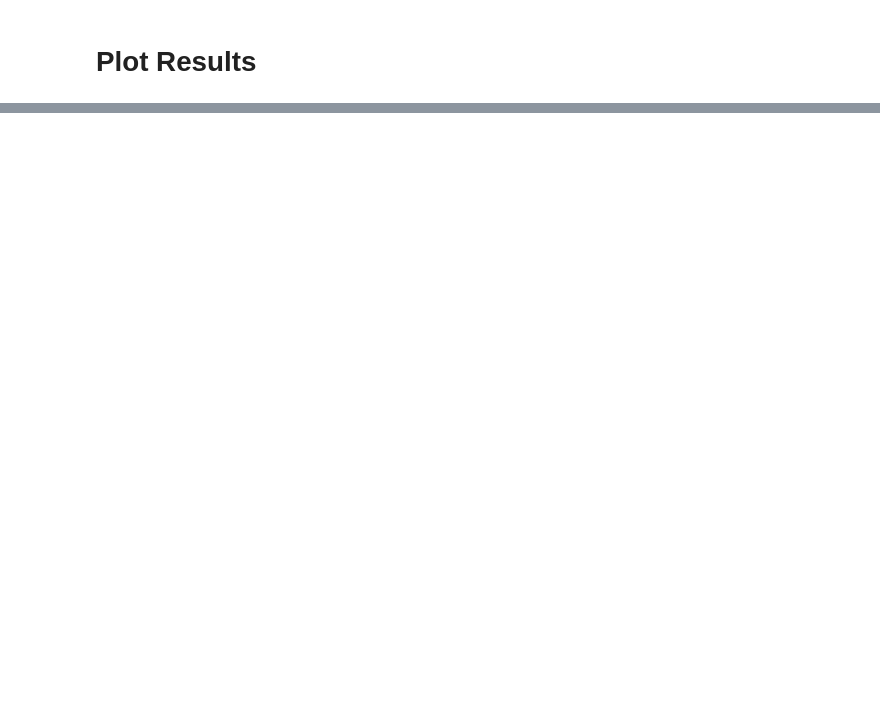
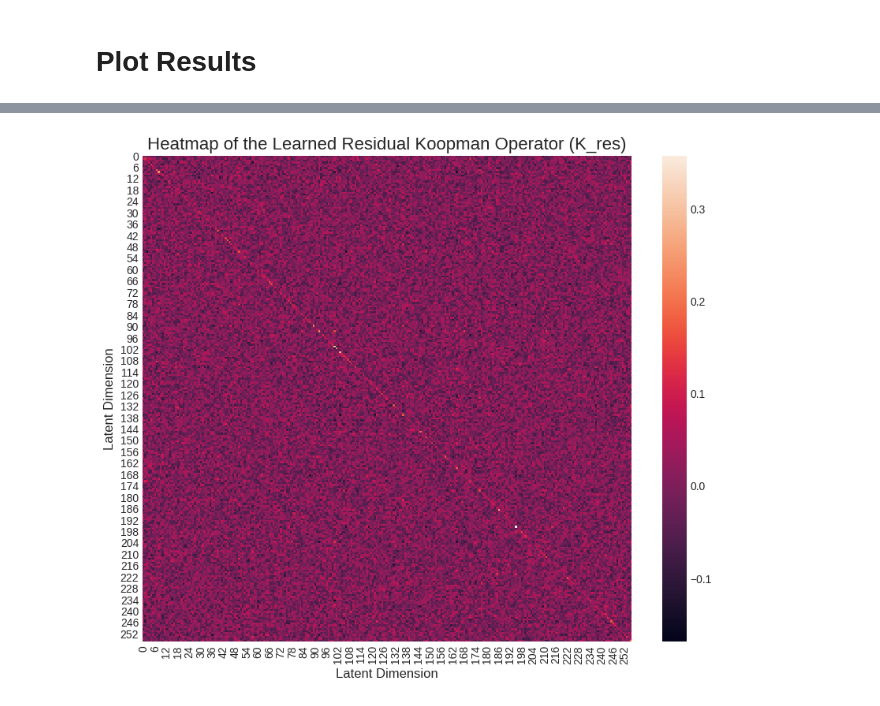
Before and after one commit to rg625/ocean_forecasting, a Jupyter notebook: koopman_autoencoder/test.ipynb, the cells around one changed output, grey strips where cells are left out. Cells and saved outputs as stored; diff of their text form; code cells hidden in the pictures; blank space fills up the shorter version.

```diff
--- a/koopman_autoencoder/test.ipynb
+++ b/koopman_autoencoder/test.ipynb
@@ -30,12 +30,15 @@ cmap = sns.color_palette("icefire", as_cmap=True)
 # %% [markdown]
 # Configuration
 # %%
-CONFIG_PATH = Path("./configs/model/128_inc.yaml")  # Update this path
-# CKPT_PATH = Path("./model_outputs/128_inc_kl_1.0/dummy-5526m8pc/checkpoints/latest_model.pth")
-CKPT_PATH = Path("./model_outputs/128_inc_kl_1.0/run-20250615_122521/checkpoints/best_model.pth")
-INITIAL_SAMPLE_INDEX = 100
-ROLL_OUT_STEPS = 100
-FRAME_STRIDE = 10
+CONFIG_PATH = Path("./model_outputs/128_inc_kl_1.0_linear/dummy-34eluxng/128_inc.yaml")
+CKPT_PATH = Path("./model_outputs/128_inc_kl_1.0_linear/dummy-34eluxng/checkpoints/epoch_80.pth")
+# CONFIG_PATH = Path("./model_outputs/128_inc_kl_1.0_eigen/dummy-polswpov/128_inc.yaml")
+# CKPT_PATH = Path("./model_outputs/128_inc_kl_1.0_eigen/dummy-polswpov/checkpoints/epoch_80.pth")
+# CONFIG_PATH = Path("./model_outputs/128_inc_kl_1.0_mlp/dummy-r5mrpxpo/128_inc.yaml")
+# CKPT_PATH = Path("./model_outputs/128_inc_kl_1.0_mlp/dummy-r5mrpxpo/checkpoints/epoch_80.pth")
+INITIAL_SAMPLE_INDEX = 500
+ROLL_OUT_STEPS = 60
+FRAME_STRIDE = 30
 DEVICE = torch.device("cuda" if torch.cuda.is_available() else "cpu")
 # %%
 base_config = OmegaConf.structured(Config)
@@ -390,12 +435,13 @@ plt.show()
 # %%
-K_residual_matrix = model.koopman_operator.koopman_linear.weight.T.detach().cpu().numpy()
+K_matrix = model.koopman_operator.koopman_linear.weight.T.detach().cpu().numpy()
 
-# logger.info(f"Matrix shape: {K_residual_matrix.shape}")
+logger.info(f"Matrix shape: {K_matrix.shape}")
 
-# # Visualize the matrix as a heatmap
-# plt.figure(figsize=(10, 8))
-# sns.heatmap(K_residual_matrix, cmap="icefire", center=0)
-# plt.title("Heatmap of the Learned Residual Koopman Operator (K_res)", fontsize=16)
-# plt.xlabel("Latent Dimension", fontsize=12)
-# plt.ylabel("Latent Dimension", fontsize=12)
-# plt.show()
+# Visualize the matrix as a heatmap
+plt.figure(figsize=(10, 8))
+sns.heatmap(K_matrix)
+plt.title("Heatmap of the Learned Residual Koopman Operator (K_res)", fontsize=16)
+plt.xlabel("Latent Dimension", fontsize=12)
+plt.ylabel("Latent Dimension", fontsize=12)
+plt.show()
+# %% [output]
@@ -401,0 +449 @@ K_residual_matrix = model.koopman_operator.koopman_linear.weight.T.detach().cpu(
+[figure, added]
```
Also changed, not shown: parts of 13 cells of this notebook, 10 other files.
